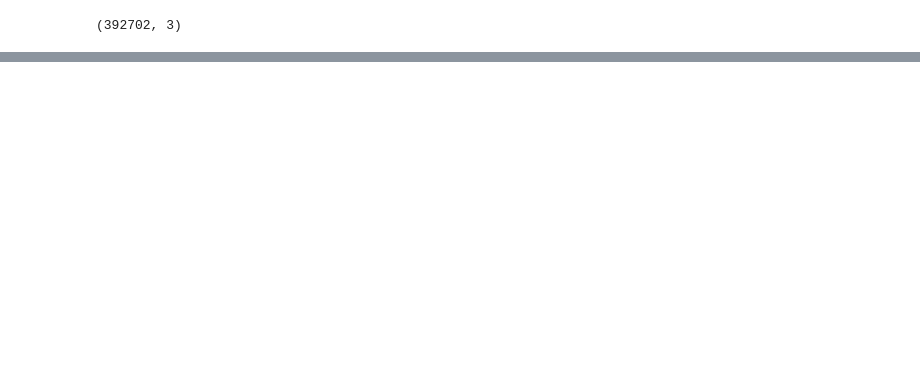
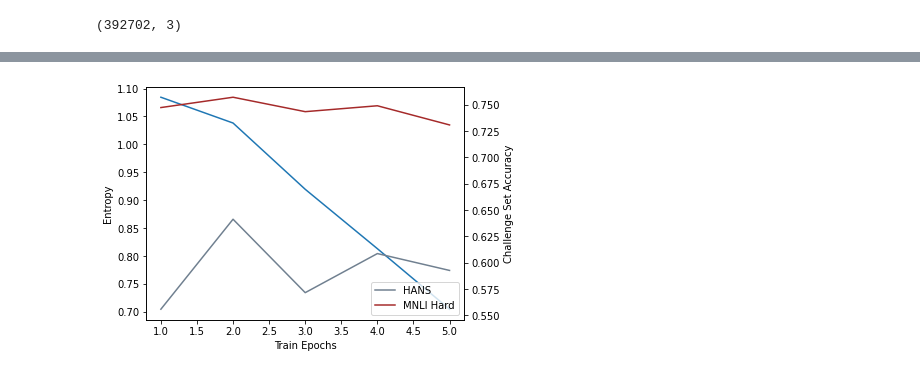
Before and after one commit to mariomeissner/shortcut-pruning, a Jupyter notebook: notebooks/confidence_levels.ipynb, the cells around one changed output, grey strips where cells are left out. Saved outputs shown, nothing was run; the diff lists cells and outputs as text; code cells hidden in the pictures; blank space fills up the shorter version.

```diff
--- a/notebooks/confidence_levels.ipynb
+++ b/notebooks/confidence_levels.ipynb
@@ -75,4 +101,8 @@ comp_arrays[0].shape
 # %%
 comp_entropies = [np.apply_along_axis(entropy, axis=1, arr=array) for array in comp_arrays]
 comp_entropies = [np.mean(array) for array in comp_entropies]
+# %%
+# Taken from Wandb
+hans_acc = [0.5559, 0.6413, 0.5716, 0.6087, 0.5927]
+m_hard_acc = [0.7473, 0.7571, 0.7434, 0.749, 0.7308]
 # %%
@@ -82,0 +116,22 @@ plt.show()
+# %%
+fig, ax1 = plt.subplots()
+epochs = range(1,6)
+
+ax1.set_xlabel("Train Epochs")
+ax1.set_ylabel('Entropy')
+ax1.plot(epochs, comp_entropies)
+# ax1.tick_params(axis='y', labelcolor=color)
+
+ax2 = ax1.twinx()  # instantiate a second axes that shares the same x-axis
+
+# color = 'tab:blue'
+ax2.set_ylabel('Challenge Set Accuracy')  # we already handled the x-label with ax1
+ax2.plot(epochs, hans_acc, label="HANS", color="slategray")
+ax2.plot(epochs, m_hard_acc, label="MNLI Hard", color="brown")
+ax2.legend()
+# ax2.tick_params(axis='y', labelcolor=color)
+
+fig.tight_layout()  # otherwise the right y-label is slightly clipped
+plt.show()
+# %% [output]
+[figure, added]
```
Also changed, not shown: parts of 10 cells of this notebook, 1 other file.
